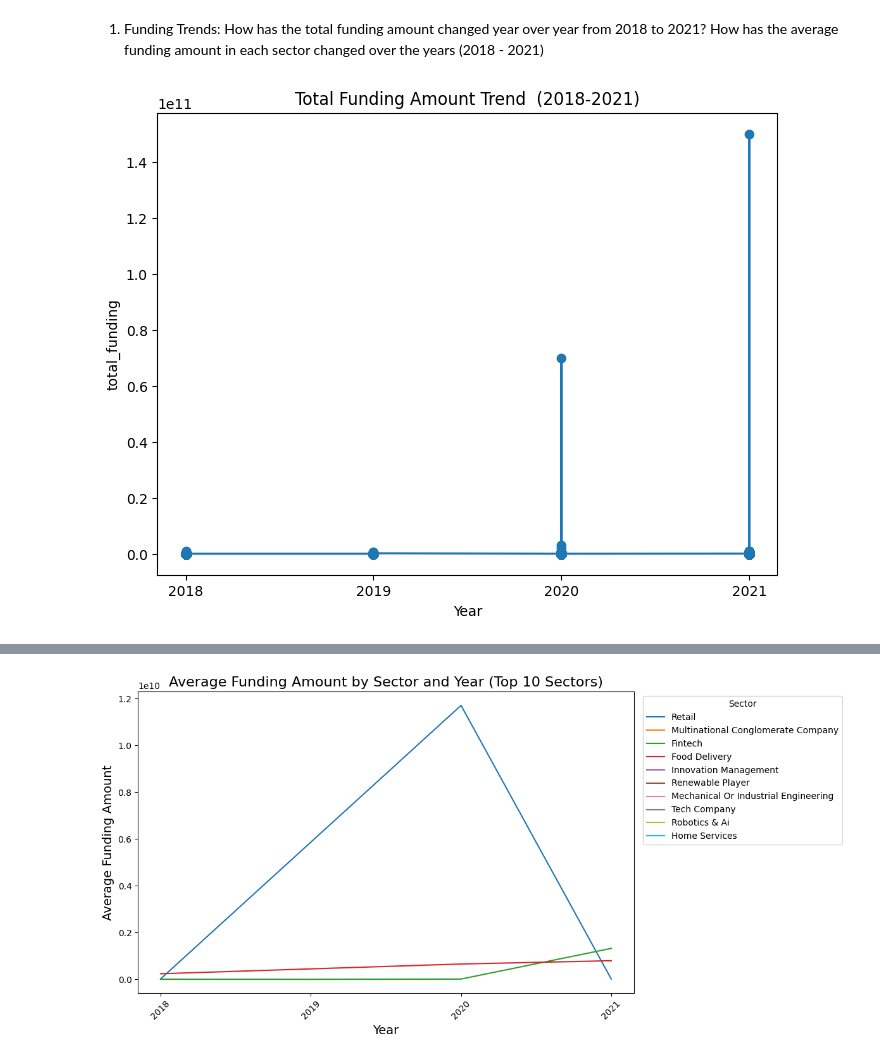
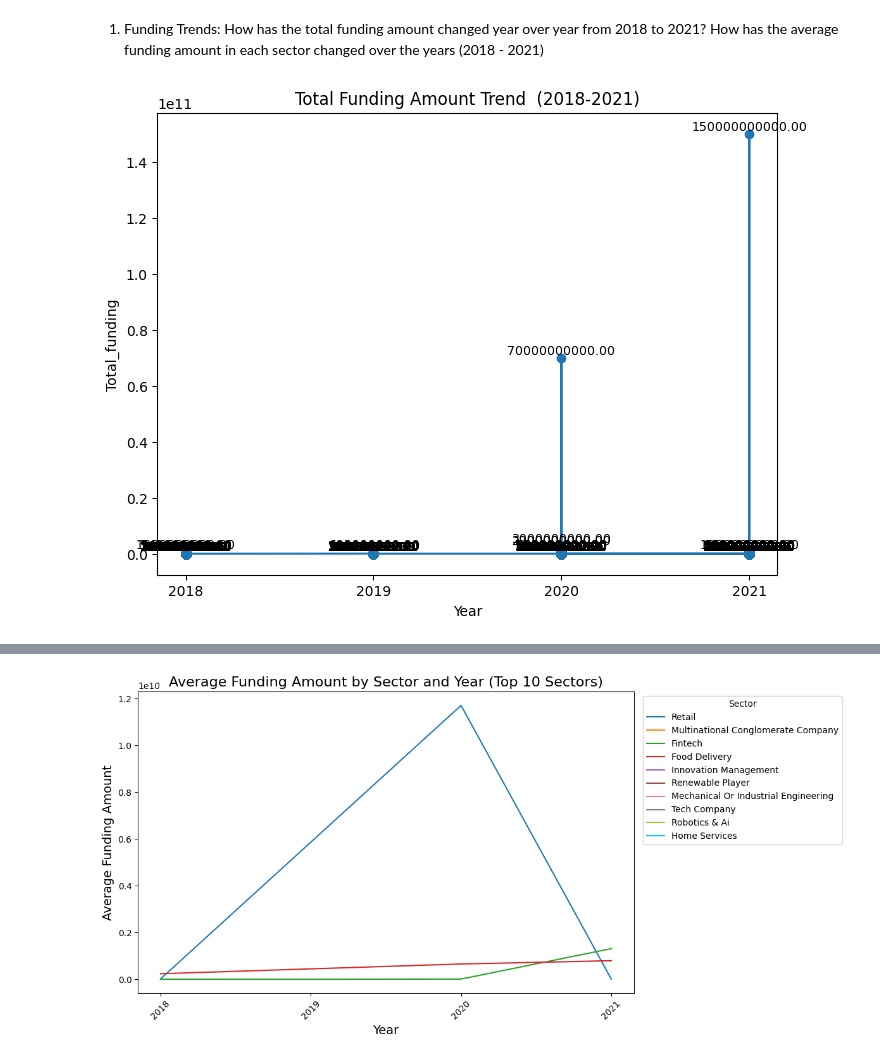
Before and after one commit to Njuraita/LP1-Indian-Startup-Ecosystem, a Jupyter notebook: Notebooks/LP1.ipynb, the cells around one changed output, grey strips where cells are left out. Saved outputs shown, nothing was run; the diff lists cells and outputs as text; code cells hidden in the pictures.

```diff
--- a/Notebooks/LP1.ipynb
+++ b/Notebooks/LP1.ipynb
@@ -2218,14 +2222,20 @@ Year = df_combined['Year']
 # %%
 # Plot the total funding amount over the years
 plt.figure(figsize=(8, 6))
 plt.plot(df_combined['Year'], df_combined['Amount'], marker='o')
+
+# Add data labels
+for x, y in zip(df_combined['Year'], df_combined['Amount']):
+    label = f"{y:.2f}"  # Format the label to display 2 decimal places
+    plt.text(x, y, label, ha='center', va='bottom', fontsize=9, color='black')
+
 plt.xlabel('Year')
-plt.ylabel('total_funding')
+plt.ylabel('Total_funding')
 plt.title('Total Funding Amount Trend  (2018-2021)')
 plt.xticks(Total_funding['Year'])
 plt.show()
 # %% [output]
-[figure, old version]
+[figure, new version]
 # %%
 # HoW has the average funding amount in each Sector changed over the years
 
```
Also changed, not shown: parts of 22 cells of this notebook, 1 other file.
